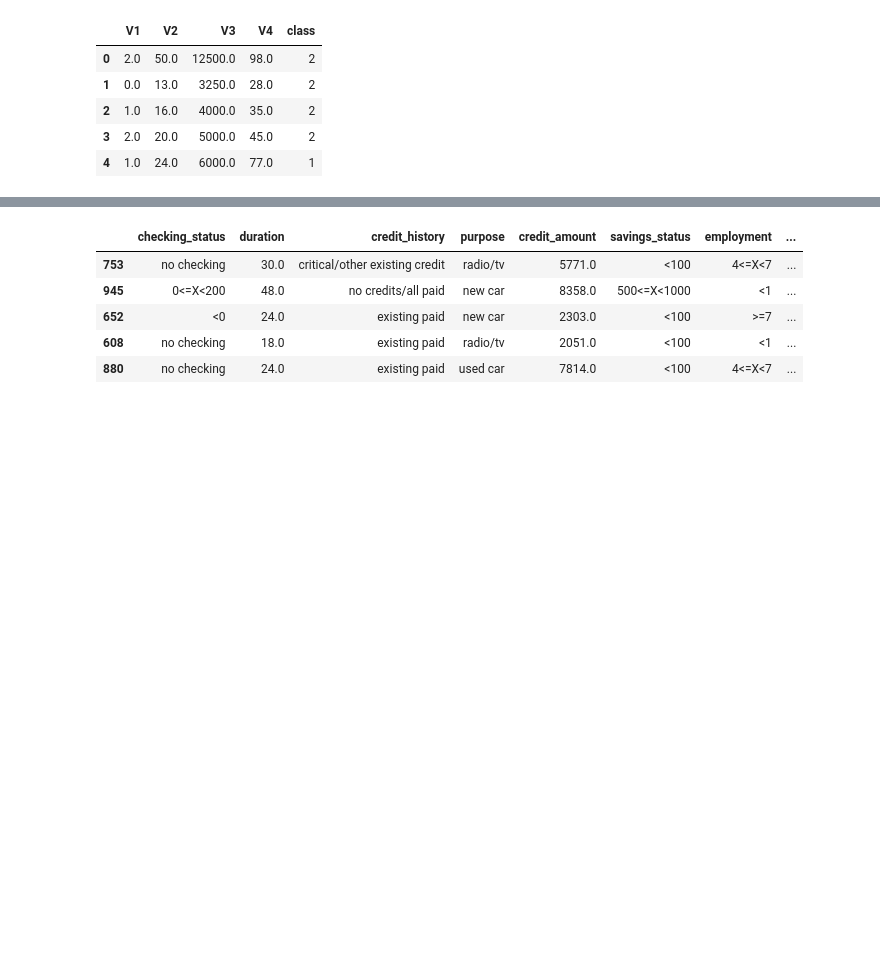
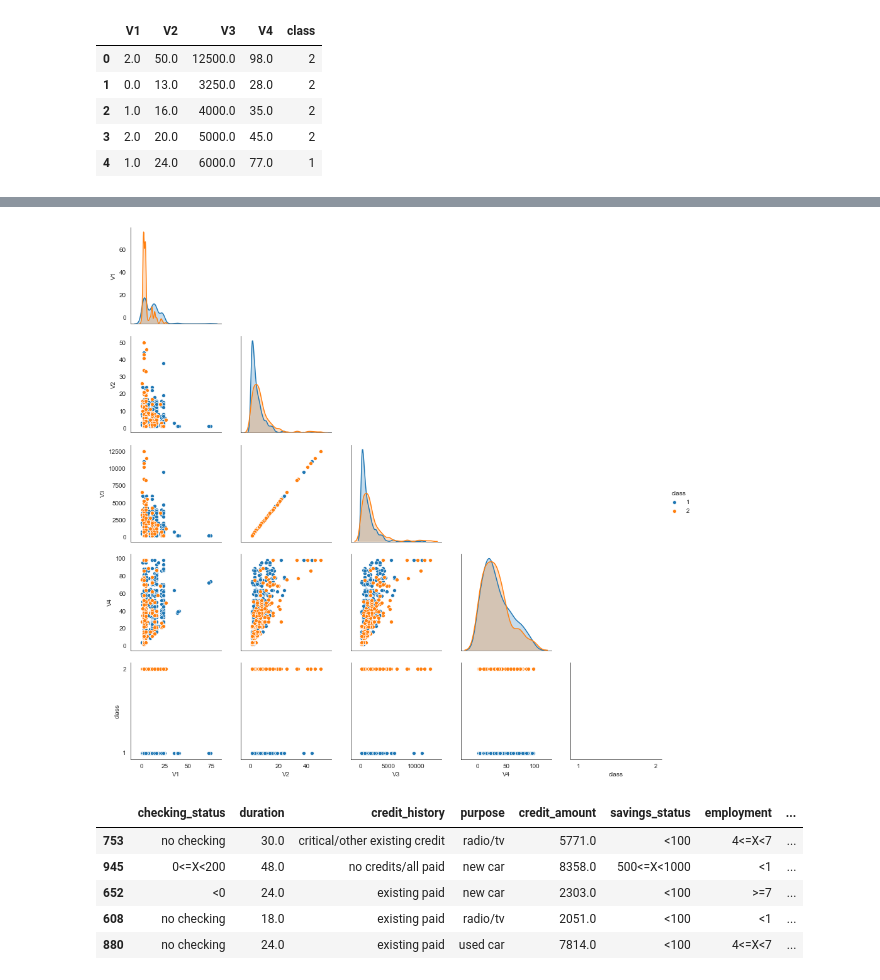
Before and after one commit to SharmaRupali/jenga, a Jupyter notebook: experimental_setup.ipynb, the cells around one changed output, grey strips where cells are left out. Saved outputs shown, nothing was run; the diff lists cells and outputs as text; code cells hidden in the pictures; blank space fills up the shorter version.

```diff
--- a/experimental_setup.ipynb
+++ b/experimental_setup.ipynb
@@ -354,3 +383,7 @@ Attribute types:
+# %%
+plot_data(all_data_bloodtransfusion)
+# %% [output]
+[figure, added]
 # %%
 train_split, test_split = train_test_split(all_data, test_size=0.2)
 # %%
```
Also changed, not shown: parts of 7 cells of this notebook.
